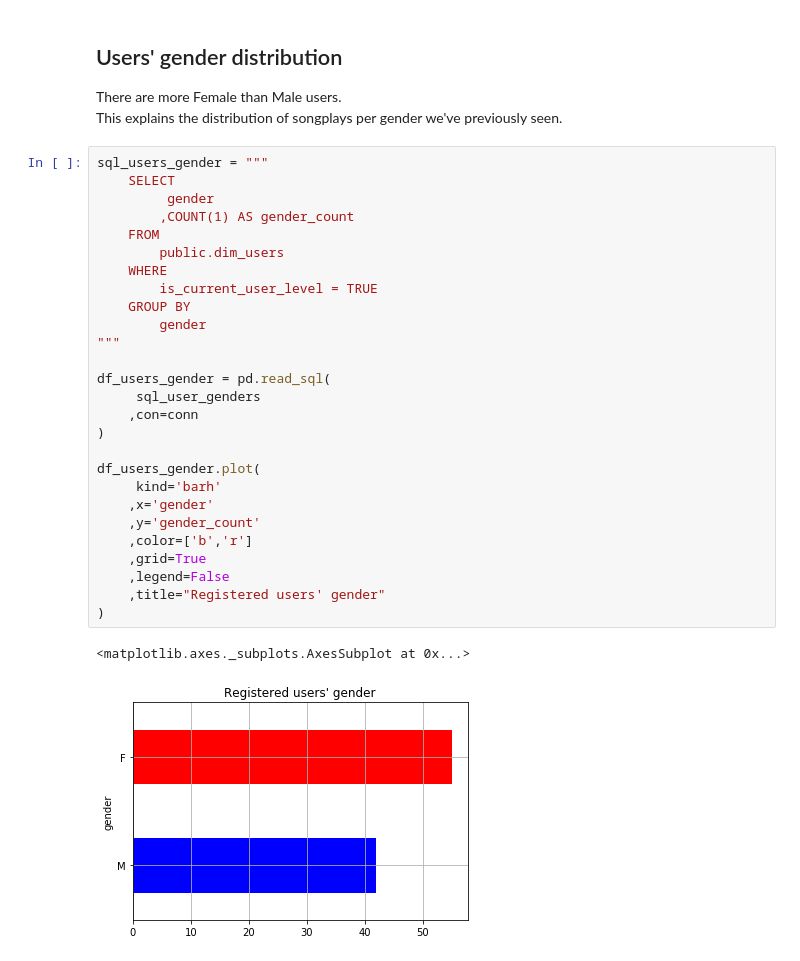
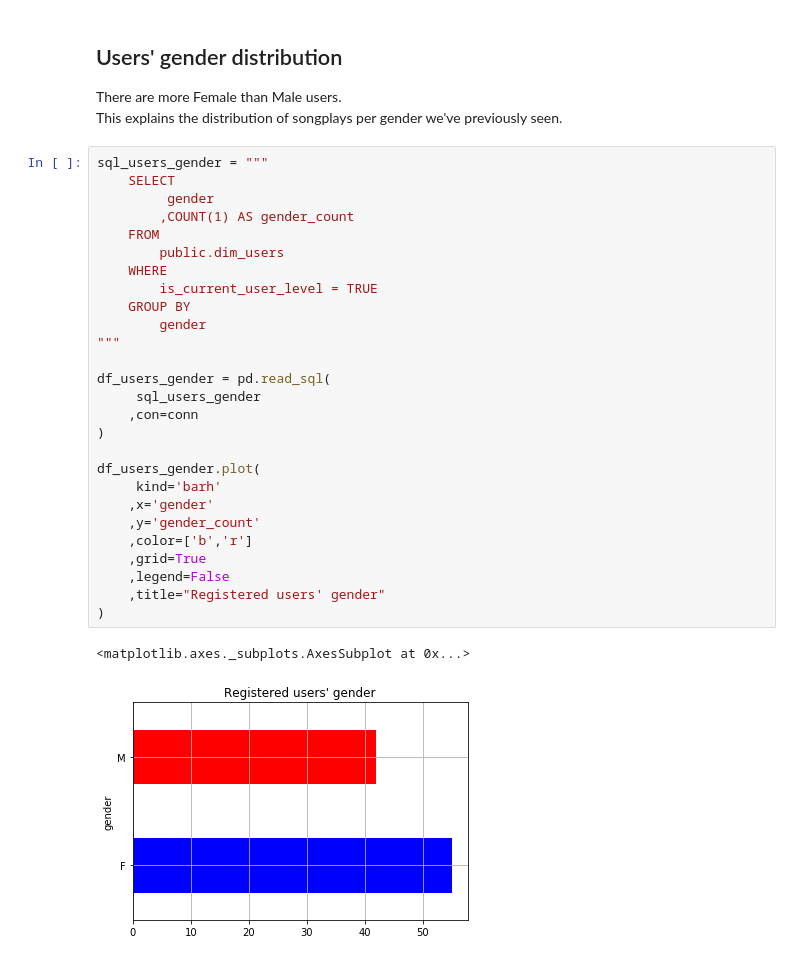
Before and after one commit to ShubhamDev-AI/udacityDataEngineeringNanodegree, a Jupyter notebook: Project 3 Data Warehousing with AWS Redshift/sparkifyDataExploration.ipynb, the cells around one changed output. Drawn from its saved outputs; the diff is of its cells as text.

```diff
--- a/Project 3 Data Warehousing with AWS Redshift/sparkifyDataExploration.ipynb
+++ b/Project 3 Data Warehousing with AWS Redshift/sparkifyDataExploration.ipynb
@@ -303,30 +303,30 @@ This explains the distribution of songplays per gender we've previously seen.
 # %%
 sql_users_gender = """
     SELECT
          gender
         ,COUNT(1) AS gender_count
     FROM
         public.dim_users
     WHERE
         is_current_user_level = TRUE
     GROUP BY
         gender
 """
 
 df_users_gender = pd.read_sql(
-     sql_user_genders
+     sql_users_gender
     ,con=conn
 )
 
 df_users_gender.plot(
      kind='barh'
     ,x='gender'
     ,y='gender_count'
     ,color=['b','r']
     ,grid=True
     ,legend=False
     ,title="Registered users' gender"
 )
 # %% [output]
 <matplotlib.axes._subplots.AxesSubplot at 0x...>
-[figure, old version]
+[figure, new version]
```
Also changed, not shown: parts of 6 cells of this notebook, 33 other files.
